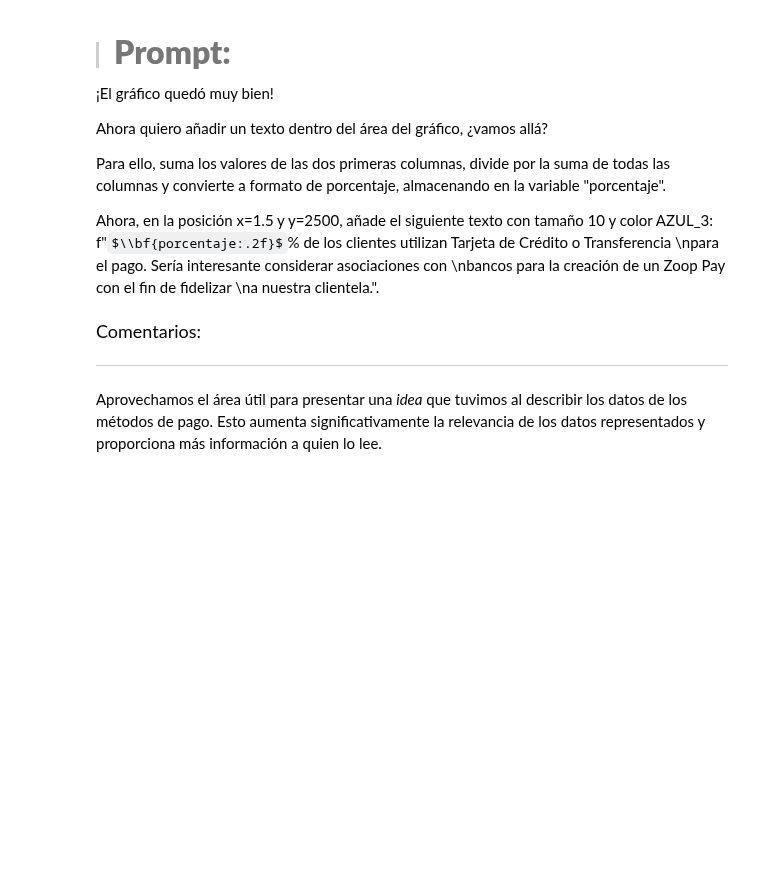
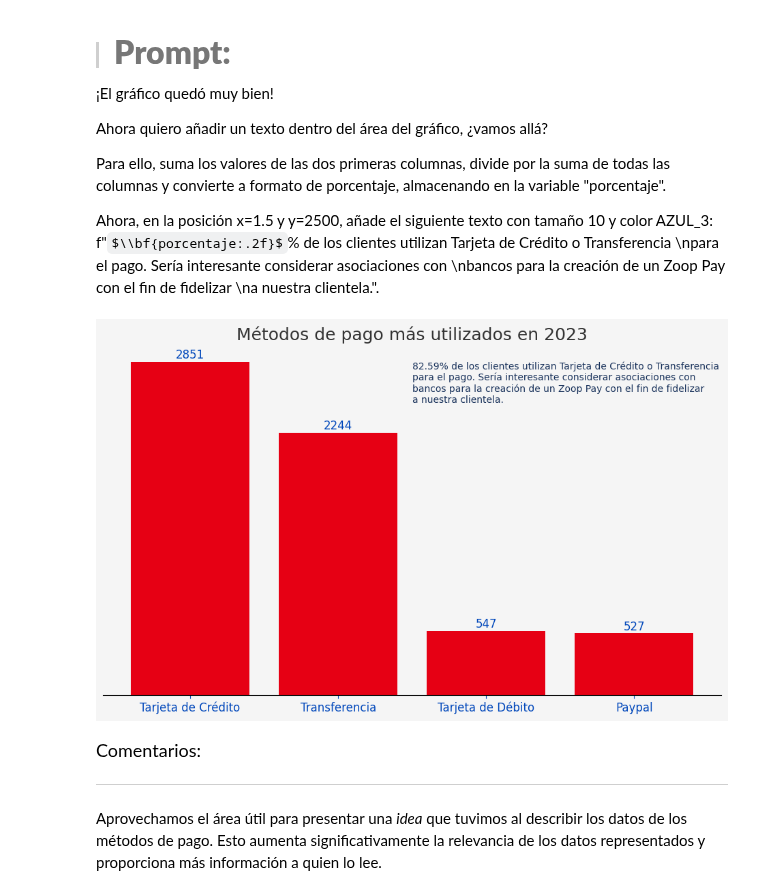
Before and after one commit to Monica-Restrepo/clases-programacion, a Jupyter notebook: ia_aplicada_a_ciencia_de_datos.ipynb, the cells around one changed output. Drawn from its saved outputs; the diff is of its cells as text; code cells hidden in the pictures; some formulas as TeX source; blank space fills up the shorter version.

```diff
--- a/ia_aplicada_a_ciencia_de_datos.ipynb
+++ b/ia_aplicada_a_ciencia_de_datos.ipynb
@@ -1090,6 +1141,47 @@ Ahora quiero añadir un texto dentro del área del gráfico, ¿vamos allá?
 Para ello, suma los valores de las dos primeras columnas, divide por la suma de todas las columnas y convierte a formato de porcentaje, almacenando en la variable "porcentaje".
 
 Ahora, en la posición x=1.5 y y=2500, añade el siguiente texto con tamaño 10 y color AZUL_3: f"$\\bf{porcentaje:.2f}$% de los clientes utilizan Tarjeta de Crédito o Transferencia \npara el pago. Sería interesante considerar asociaciones con \nbancos para la creación de un Zoop Pay con el fin de fidelizar \na nuestra clientela.".
+# %%
+import matplotlib.pyplot as plt
+
+# Contar métodos de pago
+metodos_de_pago = df['metodo_pago'].value_counts()
+
+# Calcular porcentaje de los dos primeros métodos
+suma_dos_primeros = metodos_de_pago.iloc[0] + metodos_de_pago.iloc[1]
+suma_total = metodos_de_pago.sum()
+porcentaje = (suma_dos_primeros / suma_total) * 100
+
+# Crear el gráfico
+fig, ax = plt.subplots(figsize=(10, 6))
+ax.bar(metodos_de_pago.index, metodos_de_pago.values, color=ROJO_1)
+
+# Estilo
+fig.patch.set_facecolor(GRIS_1)
+ax.set_facecolor(GRIS_1)
+ax.set_title("Métodos de pago más utilizados en 2023", fontsize=18, color=GRIS_5)
+ax.tick_params(axis='x', labelsize=12, colors=AZUL_1)
+ax.tick_params(axis='y', left=False, labelleft=False)
+ax.set_ylabel("")
+ax.set_xlabel("", fontsize=12, color=AZUL_1)
+for spine in ['top', 'right', 'left']:
+    ax.spines[spine].set_visible(False)
+
+# Agregar los valores encima de las barras
+for i, valor in enumerate(metodos_de_pago.values):
+    ax.text(i, valor + max(metodos_de_pago.values)*0.01, str(valor), ha='center', fontsize=12, color=AZUL_1)
+
+# Agregar el texto descriptivo en el gráfico
+texto = (f"{porcentaje:.2f}% de los clientes utilizan Tarjeta de Crédito o Transferencia\n"
+         "para el pago. Sería interesante considerar asociaciones con\n"
+         "bancos para la creación de un Zoop Pay con el fin de fidelizar\n"
+         "a nuestra clientela.")
+ax.text(1.5, 2500, texto, fontsize=10, color=AZUL_3)
+
+plt.tight_layout()
+plt.show()
+# %% [output]
+[figure, added]
 # %% [markdown]
 <font color="7b71ff" size=4> Comentarios: </font>
 
```
Also changed, not shown: parts of 6 cells of this notebook.
